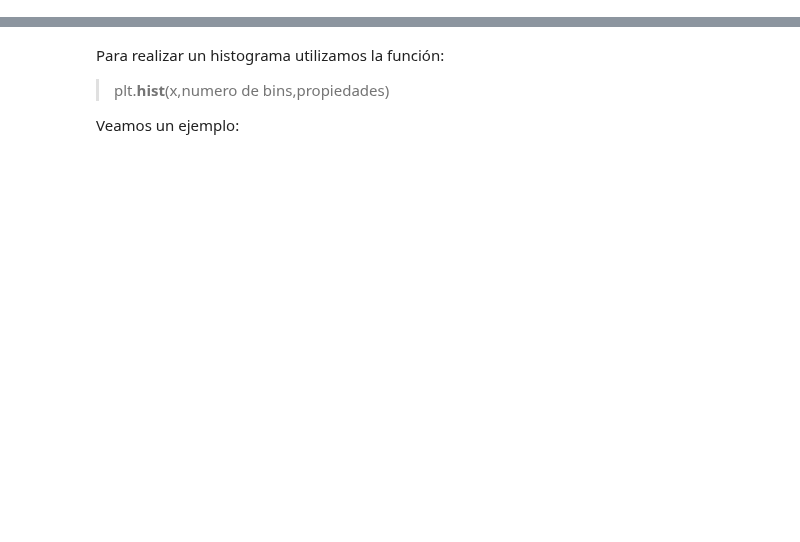
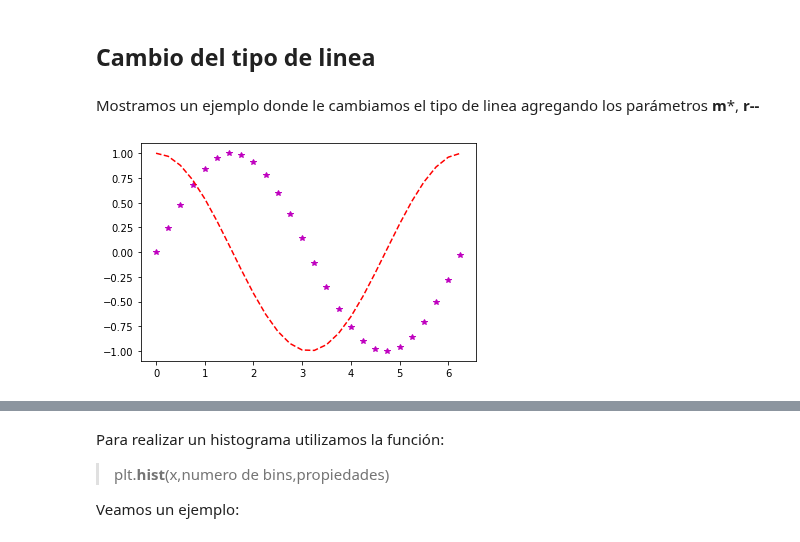
Before and after one commit to IEEESBITBA/Curso-python, a Jupyter notebook: Clase_4_Curso_Python.ipynb, the cells around one changed output, grey strips where cells are left out. Saved outputs shown, nothing was run; the diff lists cells and outputs as text; code cells hidden in the pictures; blank space fills up the shorter version.

```diff
--- a/Clase_4_Curso_Python.ipynb
+++ b/Clase_4_Curso_Python.ipynb
@@ -326,0 +83,15 @@ Nota: Podemos combinar este grafico con plot!
+# %% [markdown]
+## **Cambio del tipo de linea**
+# %% [markdown]
+Mostramos un ejemplo donde le cambiamos el tipo de linea agregando los parámetros **m***, **r--**
+# %%
+import numpy as np
+import matplotlib.pyplot as plt
+
+x = np.arange(0,2*3.14,0.25)
+y = np.sin(x)
+plt.plot(x,y,'m*') # con estrellas
+plt.plot(x,np.cos(x),'r--') # linea punteada
+plt.show()
+# %% [output]
+[figure, added]
```
Also changed, not shown: parts of 125 cells of this notebook.
